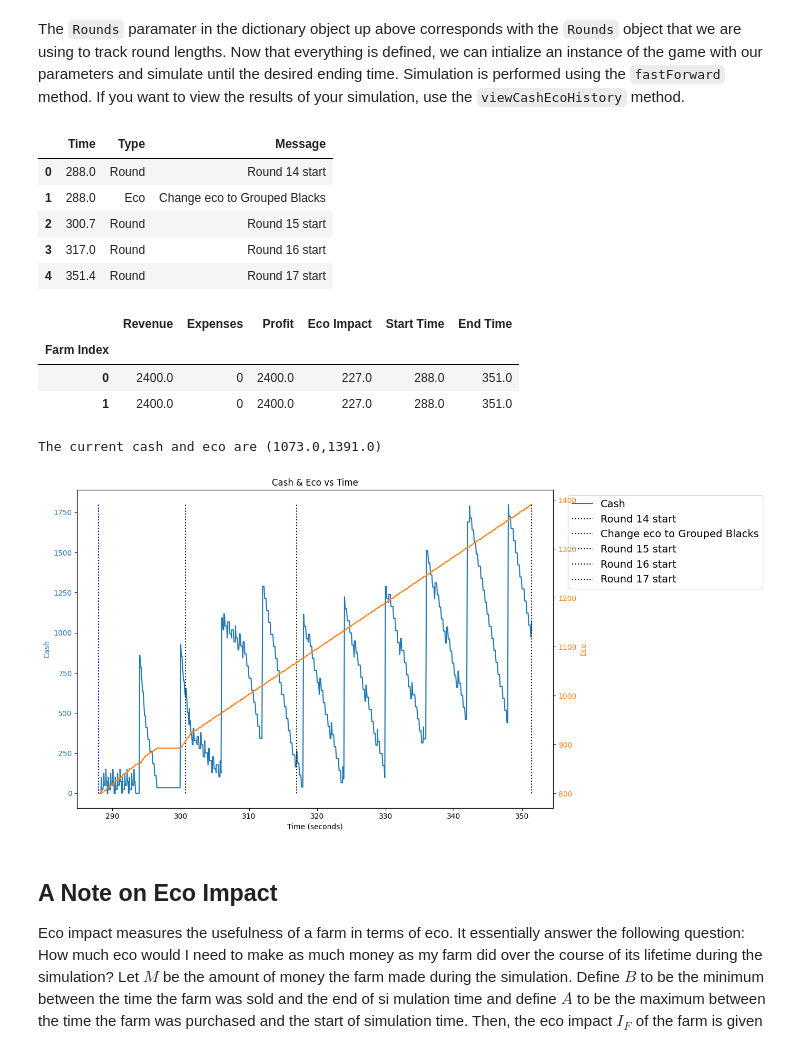
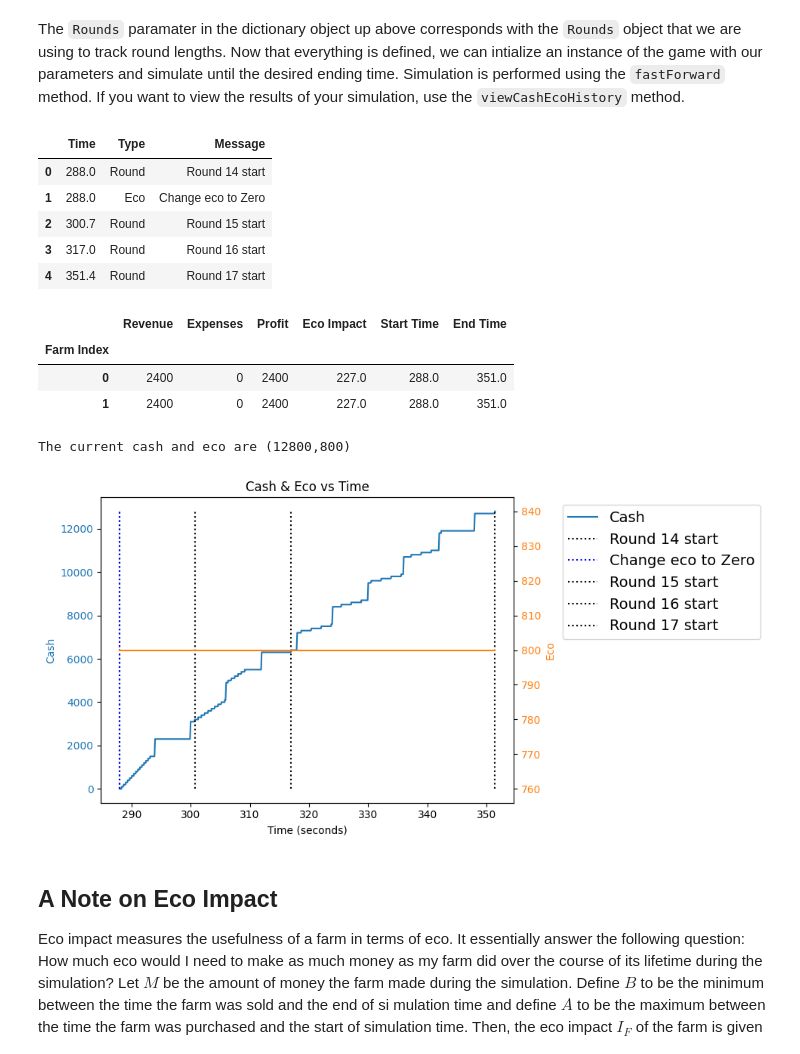
Before and after one commit to redlaserbmBTD/BTDB2_SIMULATOR, a Jupyter notebook: tutorials/1_start_here.ipynb, the cells around one changed output. Drawn from its saved outputs; the diff is of its cells as text; code cells hidden in the pictures.

```diff
--- a/tutorials/1_start_here.ipynb
+++ b/tutorials/1_start_here.ipynb
@@ -37,22 +37,22 @@ The `Rounds` paramater in the dictionary object up above corresponds with the `R
 # %%
 game_state = b2.GameState(initial_state_game)
 game_state.fastForward(target_round = 17)
-game_state.viewCashEcoHistory(dim=(14,7), display_farms= True, font_size=14)
+game_state.viewCashEcoHistory(dim=(10,5), display_farms= True, font_size=14)
 print("The current cash and eco are (%s,%s)"%(game_state.cash, game_state.eco))
 b2.writeLog(game_state.logs, filename = 'tut_log')
 # %% [output]
 |  | Time | Type | Message |
 | 0 | 288.0 | Round | Round 14 start |
-| 1 | 288.0 | Eco | Change eco to Grouped Blacks |
+| 1 | 288.0 | Eco | Change eco to Zero |
 | 2 | 300.7 | Round | Round 15 start |
 | 3 | 317.0 | Round | Round 16 start |
 | 4 | 351.4 | Round | Round 17 start |
 |  | Revenue | Expenses | Profit | Eco Impact | Start Time | End Time |
 | Farm Index |  |  |  |  |  |  |
-| 0 | 2400.0 | 0 | 2400.0 | 227.0 | 288.0 | 351.0 |
-| 1 | 2400.0 | 0 | 2400.0 | 227.0 | 288.0 | 351.0 |
+| 0 | 2400 | 0 | 2400 | 227.0 | 288.0 | 351.0 |
+| 1 | 2400 | 0 | 2400 | 227.0 | 288.0 | 351.0 |
-The current cash and eco are (1073.0,1391.0)
+The current cash and eco are (12800,800)
-[figure, old version]
+[figure, new version]
 # %% [markdown]
 ## A Note on Eco Impact
 
```
Also changed, not shown: 33 other files.
